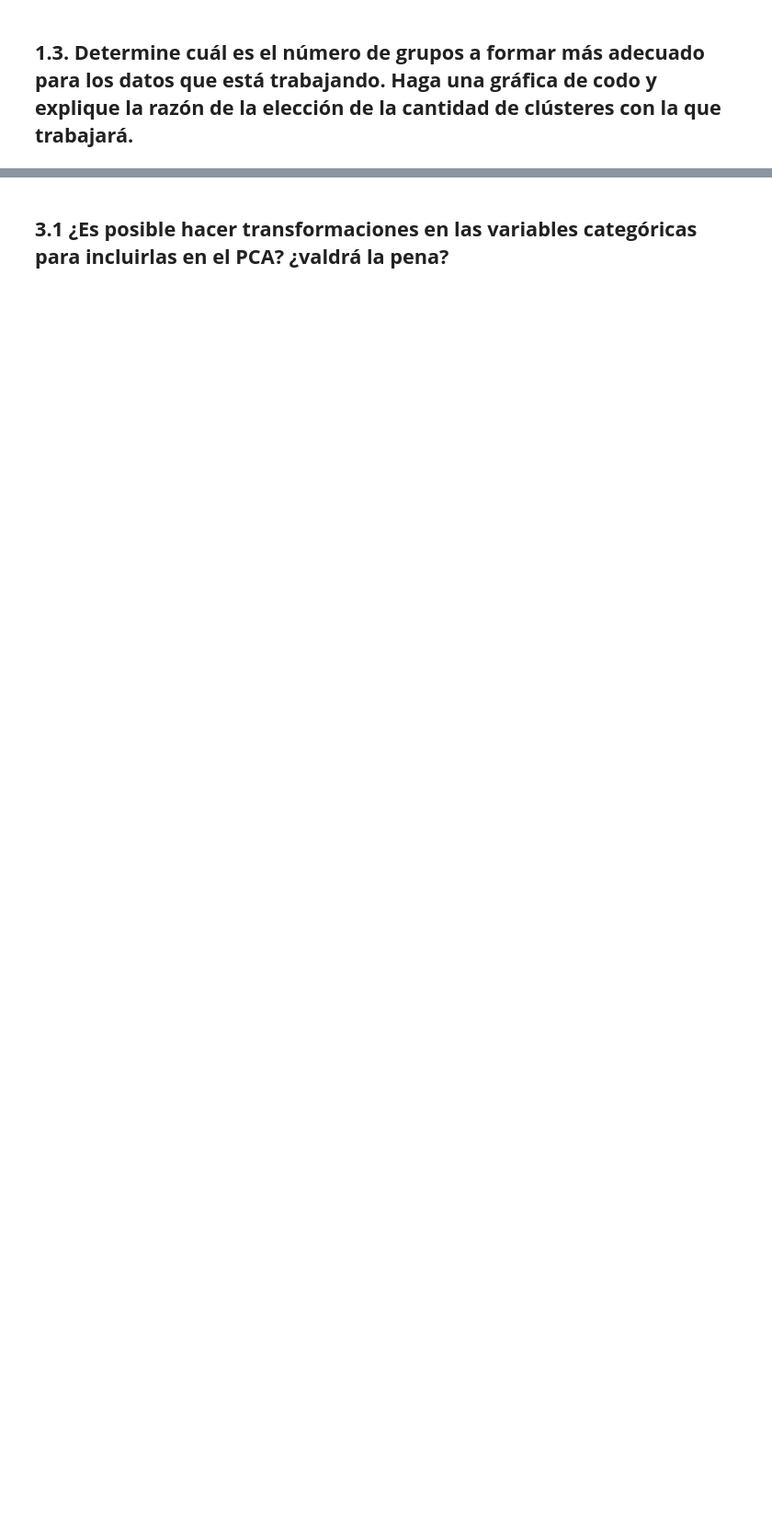
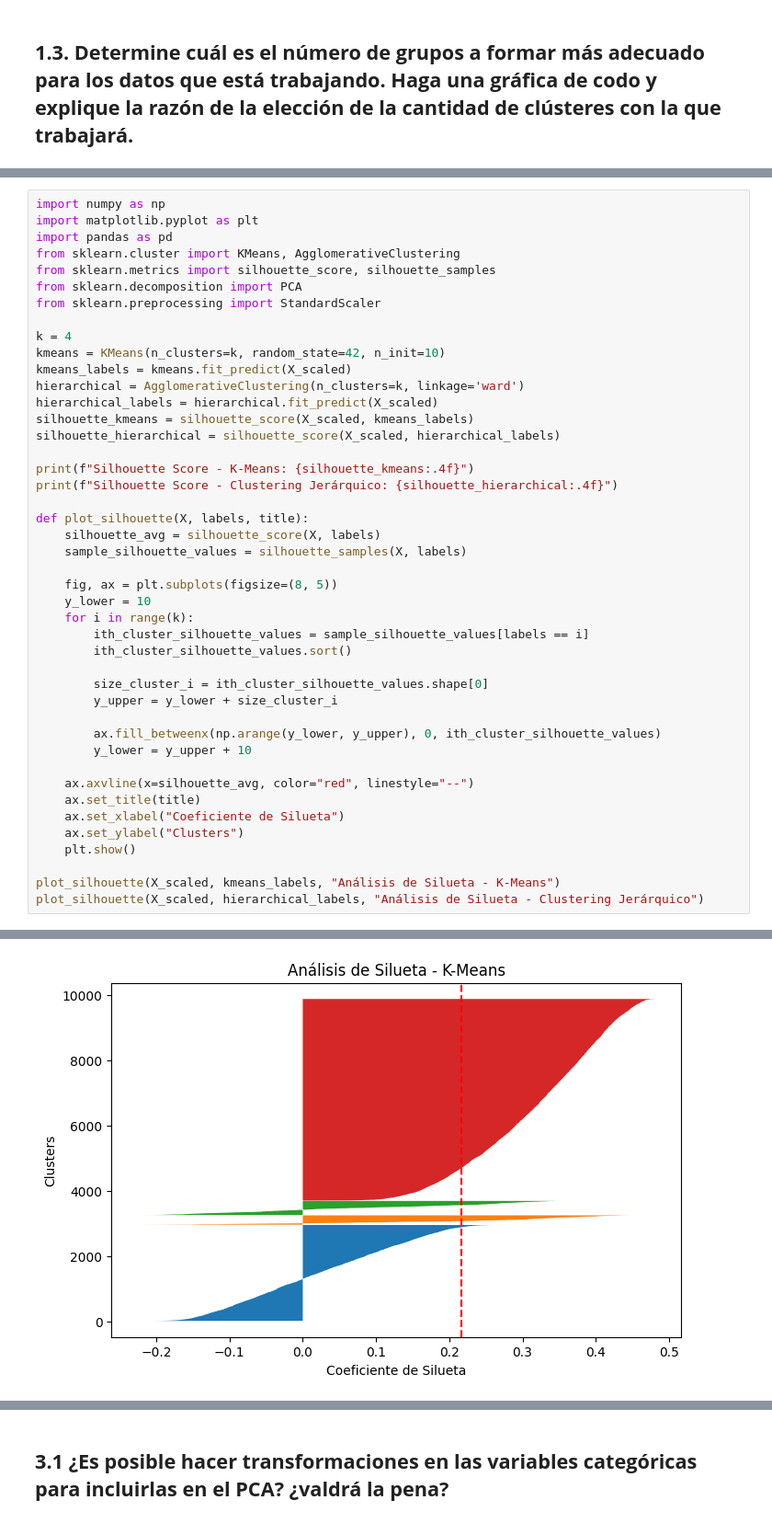
Before and after one commit to sofigo1010/mineria-de-datos, a Jupyter notebook: movies/proyecto1.ipynb, the cells around one changed output, grey strips where cells are left out. Shown at 92% size. Saved outputs shown, nothing was run; the diff lists cells and outputs as text; blank space fills up the shorter version.

```diff
--- a/movies/proyecto1.ipynb
+++ b/movies/proyecto1.ipynb
@@ -220,0 +309,45 @@ plt.show()
+# %%
+import numpy as np
+import matplotlib.pyplot as plt
+import pandas as pd
+from sklearn.cluster import KMeans, AgglomerativeClustering
+from sklearn.metrics import silhouette_score, silhouette_samples
+from sklearn.decomposition import PCA
+from sklearn.preprocessing import StandardScaler
+
+k = 4
+kmeans = KMeans(n_clusters=k, random_state=42, n_init=10)
+kmeans_labels = kmeans.fit_predict(X_scaled)
+hierarchical = AgglomerativeClustering(n_clusters=k, linkage='ward')
+hierarchical_labels = hierarchical.fit_predict(X_scaled)
+silhouette_kmeans = silhouette_score(X_scaled, kmeans_labels)
+silhouette_hierarchical = silhouette_score(X_scaled, hierarchical_labels)
+
+print(f"Silhouette Score - K-Means: {silhouette_kmeans:.4f}")
+print(f"Silhouette Score - Clustering Jerárquico: {silhouette_hierarchical:.4f}")
+
+def plot_silhouette(X, labels, title):
+    silhouette_avg = silhouette_score(X, labels)
+    sample_silhouette_values = silhouette_samples(X, labels)
+
+    fig, ax = plt.subplots(figsize=(8, 5))
+    y_lower = 10
+    for i in range(k):
+        ith_cluster_silhouette_values = sample_silhouette_values[labels == i]
+        ith_cluster_silhouette_values.sort()
+
+        size_cluster_i = ith_cluster_silhouette_values.shape[0]
+        y_upper = y_lower + size_cluster_i
+
+        ax.fill_betweenx(np.arange(y_lower, y_upper), 0, ith_cluster_silhouette_values)
+        y_lower = y_upper + 10
+
+    ax.axvline(x=silhouette_avg, color="red", linestyle="--")
+    ax.set_title(title)
+    ax.set_xlabel("Coeficiente de Silueta")
+    ax.set_ylabel("Clusters")
+    plt.show()
+
+plot_silhouette(X_scaled, kmeans_labels, "Análisis de Silueta - K-Means")
+plot_silhouette(X_scaled, hierarchical_labels, "Análisis de Silueta - Clustering Jerárquico")
+# %% [output]
@@ -220,0 +356 @@ plt.show()
+[figure, added]
```
Also changed, not shown: parts of 14 cells of this notebook.
